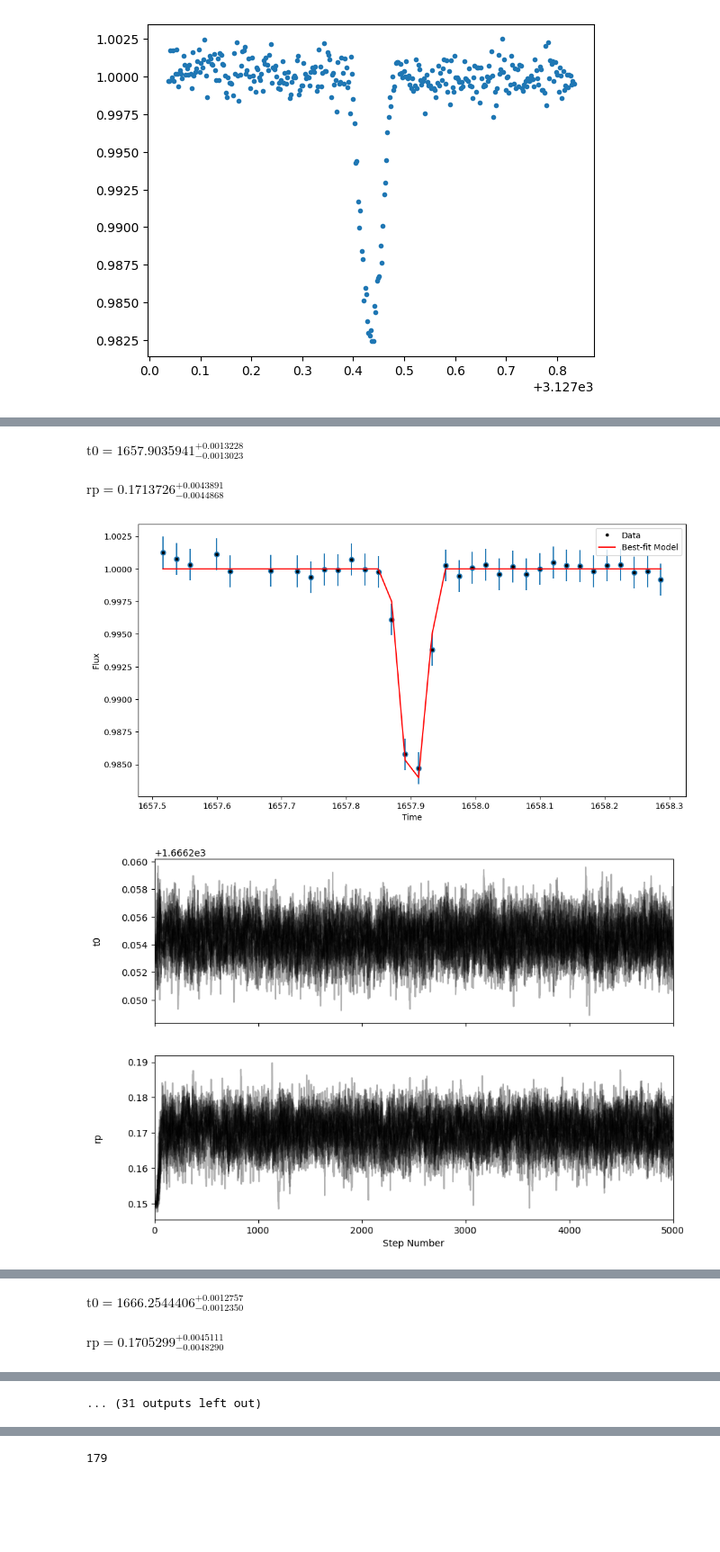
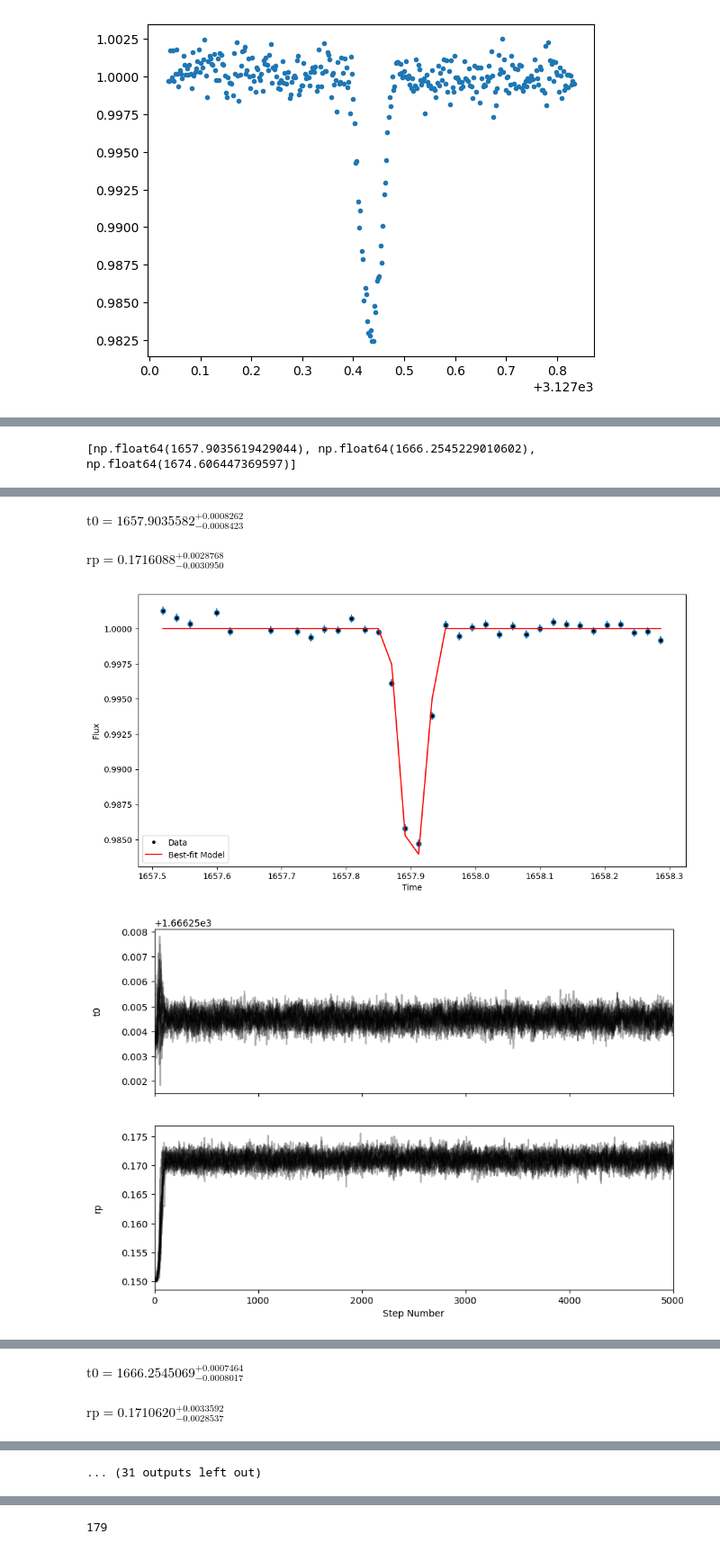
Before and after one commit to Zijun-He-07/Thaxton-Astro, a Jupyter notebook: TOI-1130/TOI_1130c_TTV.ipynb, the cells around one changed output, grey strips where cells are left out. Shown at 90% size. Cells and saved outputs as stored; diff of their text form; code cells hidden in the pictures; blank space fills up the shorter version.

```diff
--- a/TOI-1130/TOI_1130c_TTV.ipynb
+++ b/TOI-1130/TOI_1130c_TTV.ipynb
@@ -86,23 +86,28 @@ Sector67HLSP = 'S67_Light_Curve.fits'
 def data_initialization(sector_path):
     clean_flux = []
     clean_time = []
+    clean_error = []
     df_name = Table.read(sector_path,  format='fits')
     dataframe = df_name.to_pandas()
     time_name = dataframe.iloc[:,0]
     flux_name = dataframe.iloc[:,7]
+    error_name = dataframe.iloc[:,8]
     for i in range(len(flux_name)):
         if not np.isnan(flux_name[i]):
             clean_flux.append(flux_name[i])
             clean_time.append(time_name[i])
+            clean_error.append(error_name[i])
 
     clean_flux = np.array(clean_flux)
     clean_time = np.array(clean_time)
+    clean_error = np.array(clean_error)
     KS = keplersplinev2(clean_time, clean_flux, bkspace = 0.7)
     #plt.plot(clean_time,clean_flux)
     #plt.plot(clean_time,KS)
     flux_norm = clean_flux/KS
+    error_norm = clean_error/KS
     plt.plot(clean_time,flux_norm, '.')
-    error_norm = np.std(flux_norm)
+    #error_norm = np.std(flux_norm)
     data = pd.DataFrame(data={'time': clean_time, 'flux': flux_norm, 'error': error_norm})
 
 
@@ -401,4 +406,8 @@ $\displaystyle \mathrm{rp} = 0.1707916_{-0.0048476}^{+0.0045326}$
 ... (3 outputs left out)
+# %%
+print((t0values))
+# %% [output]
+[np.float64(1657.9035619429044), np.float64(1666.2545229010602), np.float64(1674.606447369597)]
 # %%
 # Example data (replace `t`, `flux`, and `error` with your actual data arrays)
 # t, flux, error = ... (define these as lists of arrays per epoch)
@@ -487,9 +496,9 @@ for i in dataset:
             plt.show()
 
             # Calculate and display median and uncertainties for t0
-            mcmc_t0 = np.percentile(flat_samples[:, 0], [16, 50, 84])
+            mcmc_t0 = np.percentile(flat_samples[:, 0], [0.3, 50, 99.7])
             q_t0 = np.diff(mcmc_t0)
-            mcmc_rp = np.percentile(flat_samples[:, 1], [16, 50, 84])
+            mcmc_rp = np.percentile(flat_samples[:, 1], [0.3, 50, 99.7])
             q_rp = np.diff(mcmc_rp)
             txt_t0 = r"\mathrm{{{3}}} = {0:.7f}_{{-{1:.7f}}}^{{+{2:.7f}}}"
             txt_t0 = txt_t0.format(mcmc_t0[1], q_t0[0], q_t0[1], labels[0])
@@ -550,4 +559,4 @@ Processing Dataset              time      flux     error
-$\displaystyle \mathrm{t0} = 1657.9035941_{-0.0013023}^{+0.0013228}$
+$\displaystyle \mathrm{t0} = 1657.9035582_{-0.0008423}^{+0.0008262}$
-$\displaystyle \mathrm{rp} = 0.1713726_{-0.0044868}^{+0.0043891}$
+$\displaystyle \mathrm{rp} = 0.1716088_{-0.0030950}^{+0.0028768}$
-[figure, old version]
+[figure, new version]
-[figure, old version]
+[figure, new version]
@@ -555,2 +564,2 @@ $\displaystyle \mathrm{rp} = 0.1713726_{-0.0044868}^{+0.0043891}$
-$\displaystyle \mathrm{t0} = 1666.2544406_{-0.0012350}^{+0.0012757}$
+$\displaystyle \mathrm{t0} = 1666.2545069_{-0.0008017}^{+0.0007464}$
-$\displaystyle \mathrm{rp} = 0.1705299_{-0.0048290}^{+0.0045111}$
+$\displaystyle \mathrm{rp} = 0.1710620_{-0.0028537}^{+0.0033592}$
```
Also changed, not shown: parts of 11 cells of this notebook, 6 other files.
